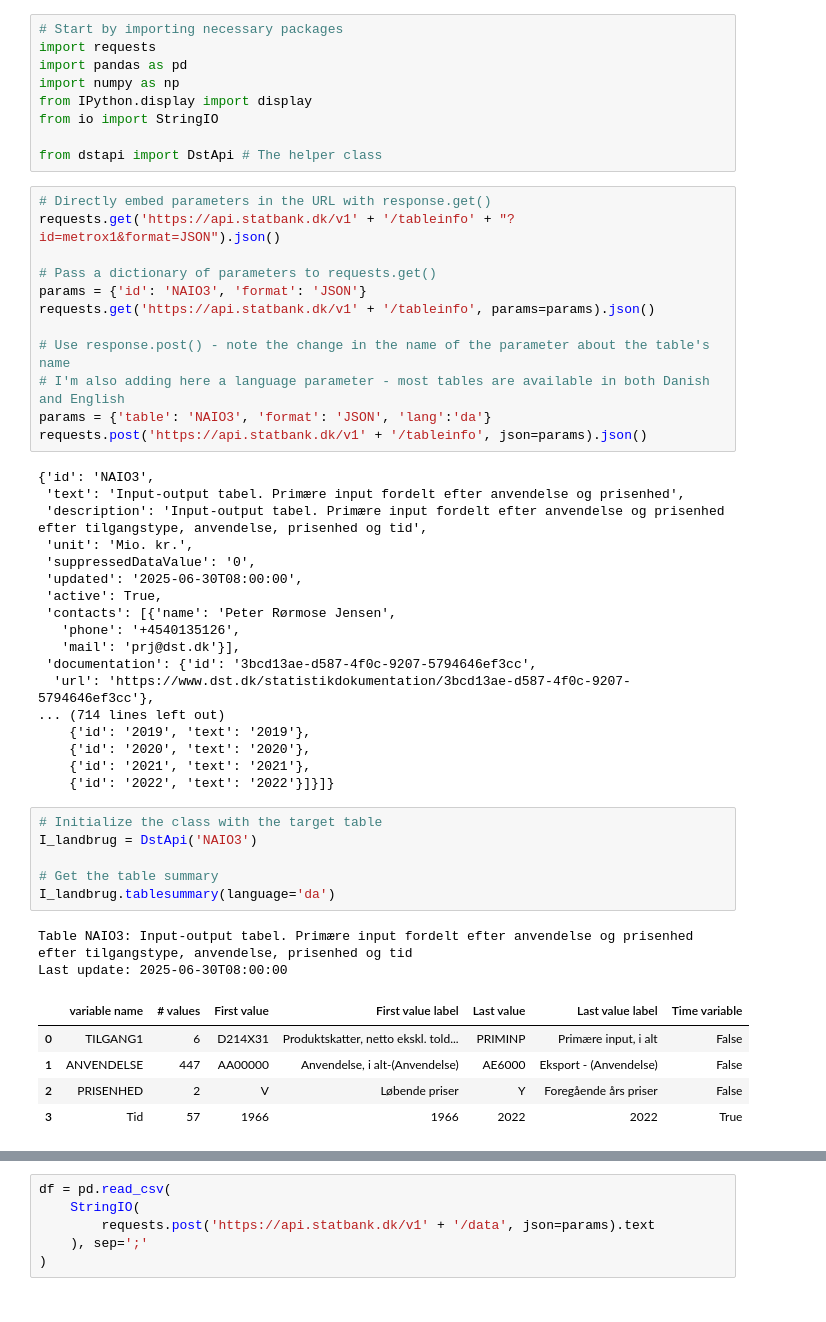
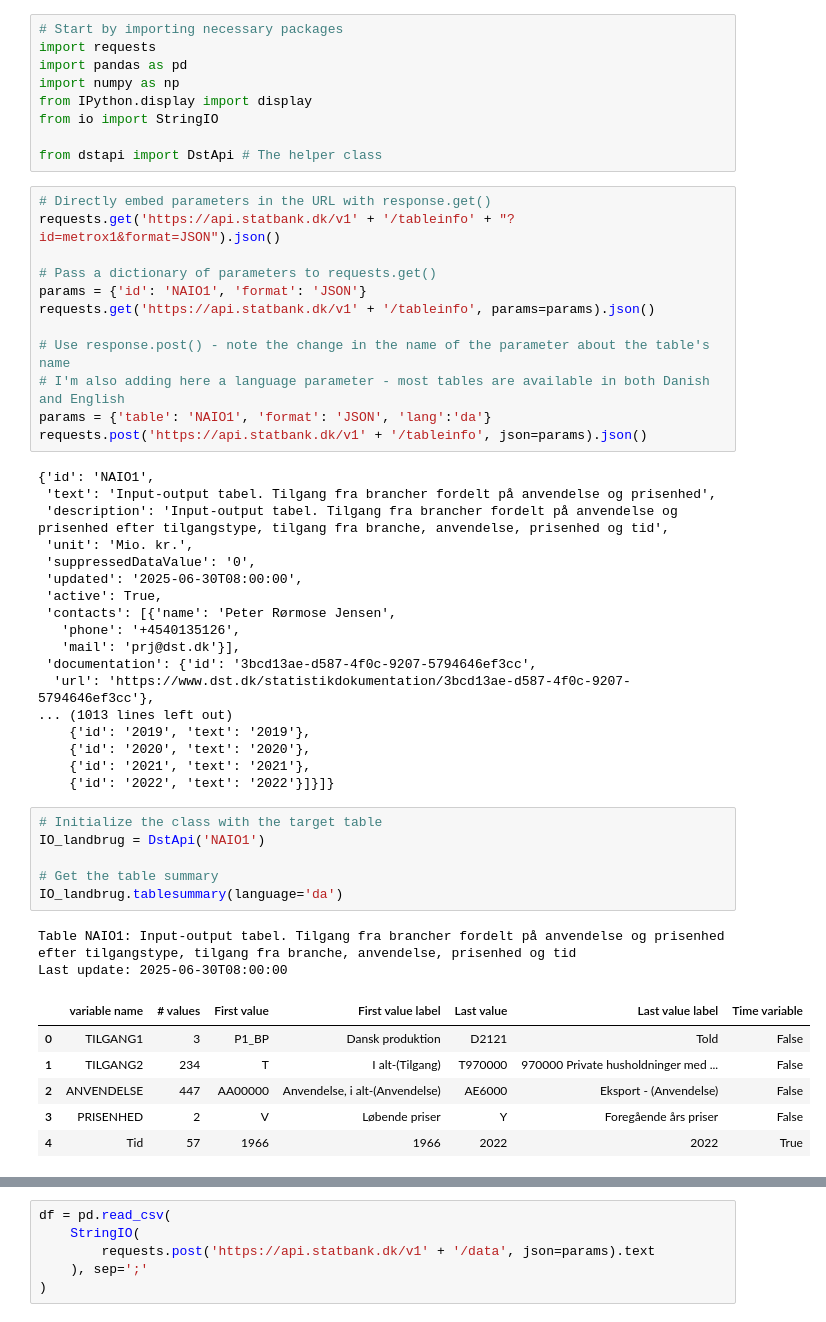
Before and after one commit to PeterStephensen/LandbrugHistorieKalibrering, a Jupyter notebook: Data/Nationalregnskab/Import_landbrug.ipynb, the cells around one changed output, grey strips where cells are left out. Cells and saved outputs as stored; diff of their text form.

```diff
--- a/Kode/Import_NAIO3.ipynb
+++ b/Data/Nationalregnskab/Import_landbrug.ipynb
@@ -12,17 +12,17 @@ from dstapi import DstApi # The helper class
 requests.get('https://api.statbank.dk/v1' + '/tableinfo' + "?id=metrox1&format=JSON").json()
 
 # Pass a dictionary of parameters to requests.get()
-params = {'id': 'NAIO3', 'format': 'JSON'}
+params = {'id': 'NAIO1', 'format': 'JSON'}
 requests.get('https://api.statbank.dk/v1' + '/tableinfo', params=params).json()
 
 # Use response.post() - note the change in the name of the parameter about the table's name
 # I'm also adding here a language parameter - most tables are available in both Danish and English
-params = {'table': 'NAIO3', 'format': 'JSON', 'lang':'da'}
+params = {'table': 'NAIO1', 'format': 'JSON', 'lang':'da'}
 requests.post('https://api.statbank.dk/v1' + '/tableinfo', json=params).json()
 # %% [output]
-{'id': 'NAIO3',
- 'text': 'Input-output tabel. Primære input fordelt efter anvendelse og prisenhed',
- 'description': 'Input-output tabel. Primære input fordelt efter anvendelse og prisenhed efter tilgangstype, anvendelse, prisenhed og tid',
+{'id': 'NAIO1',
+ 'text': 'Input-output tabel. Tilgang fra brancher fordelt på anvendelse og prisenhed',
+ 'description': 'Input-output tabel. Tilgang fra brancher fordelt på anvendelse og prisenhed efter tilgangstype, tilgang fra branche, anvendelse, prisenhed og tid',
  'unit': 'Mio. kr.',
  'suppressedDataValue': '0',
  'updated': '2025-06-30T08:00:00',
@@ -32,23 +32,24 @@ requests.post('https://api.statbank.dk/v1' + '/tableinfo', json=params).json()
    'mail': 'prj@dst.dk'}],
  'documentation': {'id': '3bcd13ae-d587-4f0c-9207-5794646ef3cc',
   'url': 'https://www.dst.dk/statistikdokumentation/3bcd13ae-d587-4f0c-9207-5794646ef3cc'},
-... (714 lines left out)
+... (1013 lines left out)
     {'id': '2019', 'text': '2019'},
     {'id': '2020', 'text': '2020'},
     {'id': '2021', 'text': '2021'},
     {'id': '2022', 'text': '2022'}]}]}
 # %%
 # Initialize the class with the target table
-I_landbrug = DstApi('NAIO3')
+IO_landbrug = DstApi('NAIO1')
 
 # Get the table summary
-I_landbrug.tablesummary(language='da')
+IO_landbrug.tablesummary(language='da')
 # %% [output]
-Table NAIO3: Input-output tabel. Primære input fordelt efter anvendelse og prisenhed efter tilgangstype, anvendelse, prisenhed og tid
+Table NAIO1: Input-output tabel. Tilgang fra brancher fordelt på anvendelse og prisenhed efter tilgangstype, tilgang fra branche, anvendelse, prisenhed og tid
 Last update: 2025-06-30T08:00:00
 |  | variable name | # values | First value | First value label | Last value | Last value label | Time variable |
-| 0 | TILGANG1 | 6 | D214X31 | Produktskatter, netto ekskl. told... | PRIMINP | Primære input, i alt | False |
-| 1 | ANVENDELSE | 447 | AA00000 | Anvendelse, i alt-(Anvendelse) | AE6000 | Eksport - (Anvendelse) | False |
-| 2 | PRISENHED | 2 | V | Løbende priser | Y | Foregående års priser | False |
-| 3 | Tid | 57 | 1966 | 1966 | 2022 | 2022 | True |
+| 0 | TILGANG1 | 3 | P1_BP | Dansk produktion | D2121 | Told | False |
+| 1 | TILGANG2 | 234 | T | I alt-(Tilgang) | T970000 | 970000 Private husholdninger med ... | False |
+| 2 | ANVENDELSE | 447 | AA00000 | Anvendelse, i alt-(Anvendelse) | AE6000 | Eksport - (Anvendelse) | False |
+| 3 | PRISENHED | 2 | V | Løbende priser | Y | Foregående års priser | False |
+| 4 | Tid | 57 | 1966 | 1966 | 2022 | 2022 | True |
 # %%
```
Also changed, not shown: parts of 17 cells of this notebook, 15 other files.
